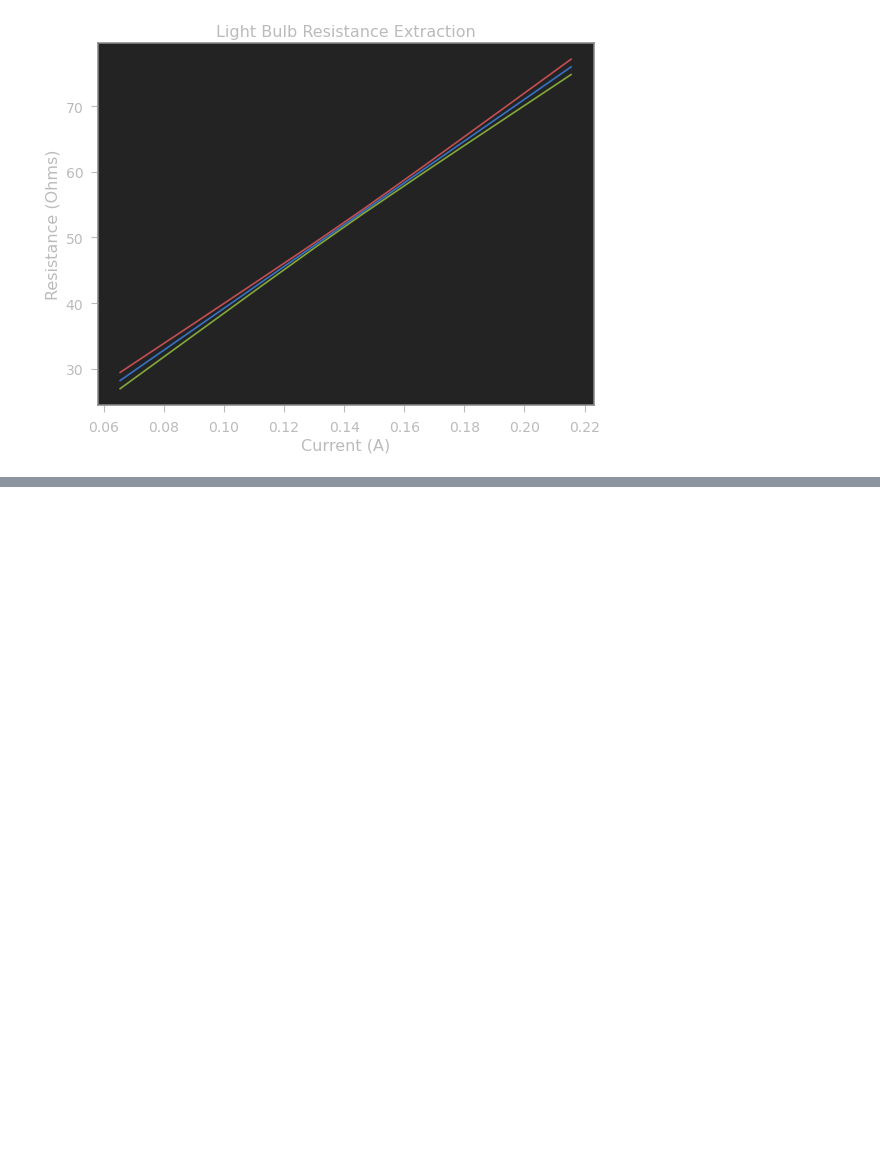
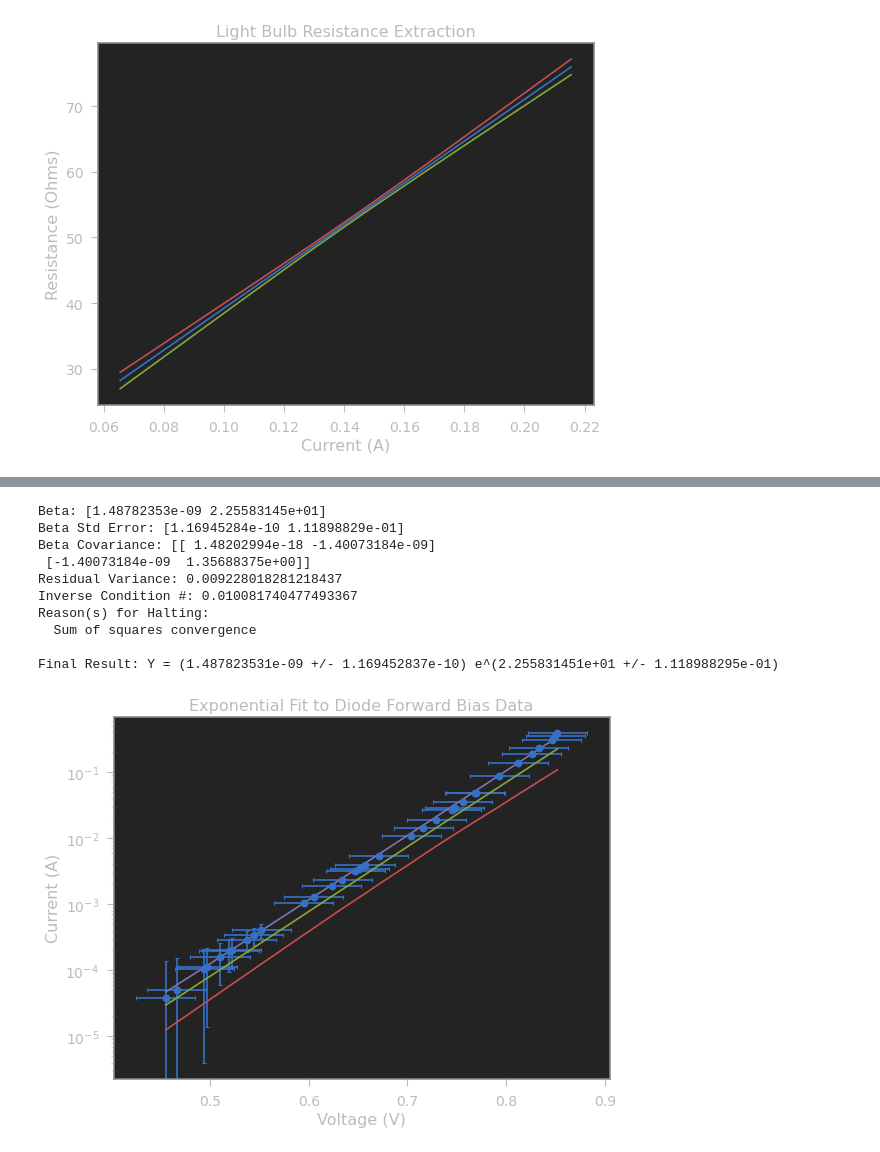
Before and after one commit to brash99/Phys202L, a Jupyter notebook: JupyterNotebooks/Lab4/Ohms_Law_Analysis_ODR.ipynb, the cells around one changed output, grey strips where cells are left out. Saved outputs shown, nothing was run; the diff lists cells and outputs as text; code cells hidden in the pictures; blank space fills up the shorter version.

```diff
--- a/JupyterNotebooks/Lab4/Ohms_Law_Analysis_ODR.ipynb
+++ b/JupyterNotebooks/Lab4/Ohms_Law_Analysis_ODR.ipynb
@@ -447,0 +486,72 @@ plt.show()
+# %%
+yi = df3['Current']
+xi = df3['Voltage']
+sigmayi = df3['dCurrent']
+sigmaxi = df3['dVoltage']
+
+##############################
+
+from scipy.odr import *
+
+def fitfunction(B, x):
+    '''Exponential Function - y = A(e^(kV) - 1)'''
+    # B is a vector of the parameters.
+    # x is an array of the current x values.
+    # x is in the same format as the x passed to Data or RealData.
+    #
+    # Return an array in the same format as y passed to Data or RealData.
+    return B[0]*(np.exp(B[1]*x) - 1.0)
+
+linear = Model(fitfunction) # create a Model object based on the fitfuncion we have defined
+mydata = RealData(xi, yi, sx=sigmaxi, sy=sigmayi) # create a data object based on our data, include errors.
+myodr = ODR(mydata, linear, beta0=[1.6E-9, 22.4,]) # create a fitting object, based on the data, fit Model, and an intial set of parameters.
+myoutput = myodr.run()  # run the fitting process to get optimized parameters!
+
+myoutput.pprint() # print out the result of the fit
+
+# Now assign the important fit results to some more convenient variables.
+
+popt = myoutput.beta # the vector of optimized parameters
+pcov = myoutput.cov_beta # the covariance matrix
+perr = myoutput.sd_beta # the vector of ERRORS in the optimized parameters
+
+# The following lines generate upper and lower 99% "Confidence Bands" on the fit, for visualization
+# purposes.
+
+ps = np.random.multivariate_normal(popt,pcov,10000)
+ysample=np.asarray([fitfunction(pi,xi) for pi in ps])
+
+lower = np.percentile(ysample,16.0,axis=0)
+upper = np.percentile(ysample,84.0,axis=0)
+middle = (lower+upper)/2.0
+
+print()
+print ("Final Result: Y = (%0.9e +/- %0.9e) e^(%0.9e +/- %0.9e)" % (popt[0],perr[0],popt[1],perr[1]))
+
+plt.figure(figsize=(8, 6), dpi=80)
+
+plt.errorbar(xi, yi, xerr=sigmaxi, yerr=sigmayi, fmt='o', capsize=2, capthick=1)
+
+plt.plot(xi,middle)
+plt.plot(xi,lower)
+plt.plot(xi,upper)
+
+#########################
+
+plt.ylabel('Current (A)')
+plt.xlabel('Voltage (V)')
+plt.title('Exponential Fit to Diode Forward Bias Data')
+plt.yscale('log')
+plt.show()
+# %% [output]
+Beta: [1.48782353e-09 2.25583145e+01]
+Beta Std Error: [1.16945284e-10 1.11898829e-01]
+Beta Covariance: [[ 1.48202994e-18 -1.40073184e-09]
+ [-1.40073184e-09  1.35688375e+00]]
+Residual Variance: 0.009228018281218437
+Inverse Condition #: 0.010081740477493367
+Reason(s) for Halting:
+  Sum of squares convergence
+
+Final Result: Y = (1.487823531e-09 +/- 1.169452837e-10) e^(2.255831451e+01 +/- 1.118988295e-01)
+[figure, added]
```
Also changed, not shown: parts of 10 cells of this notebook.
